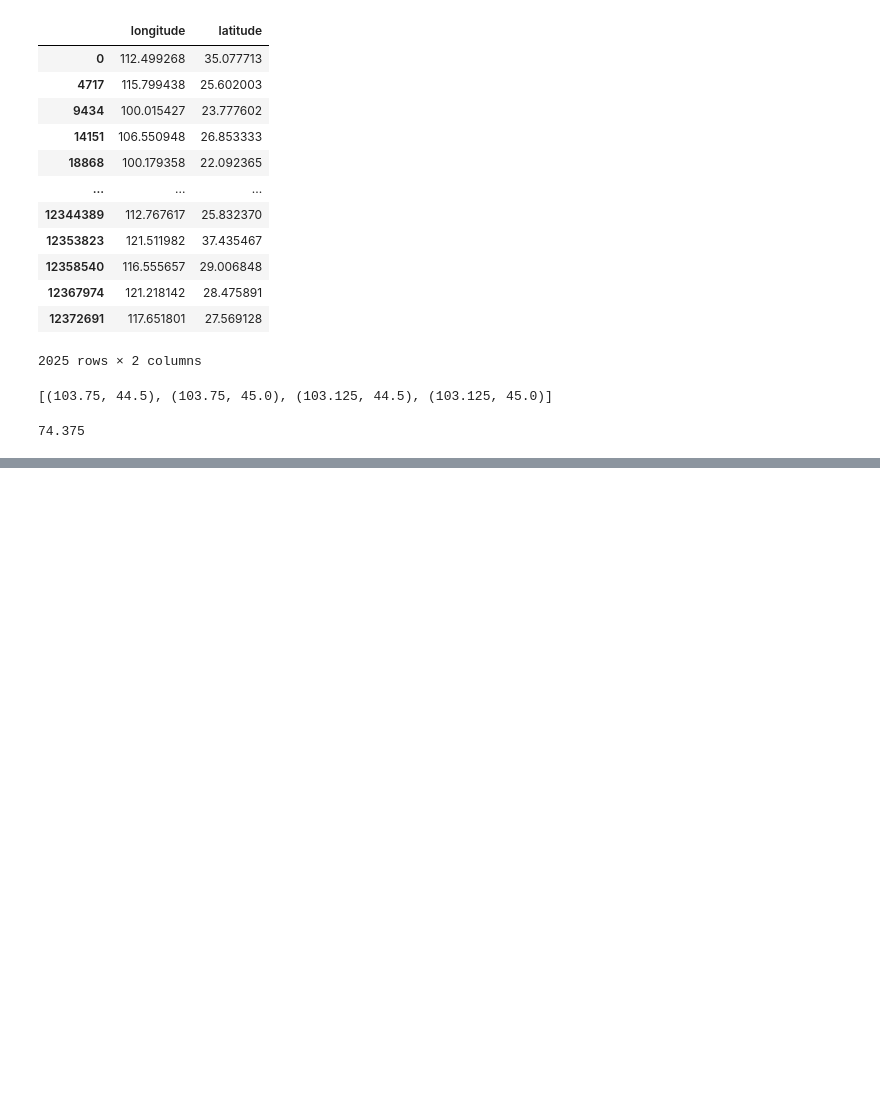
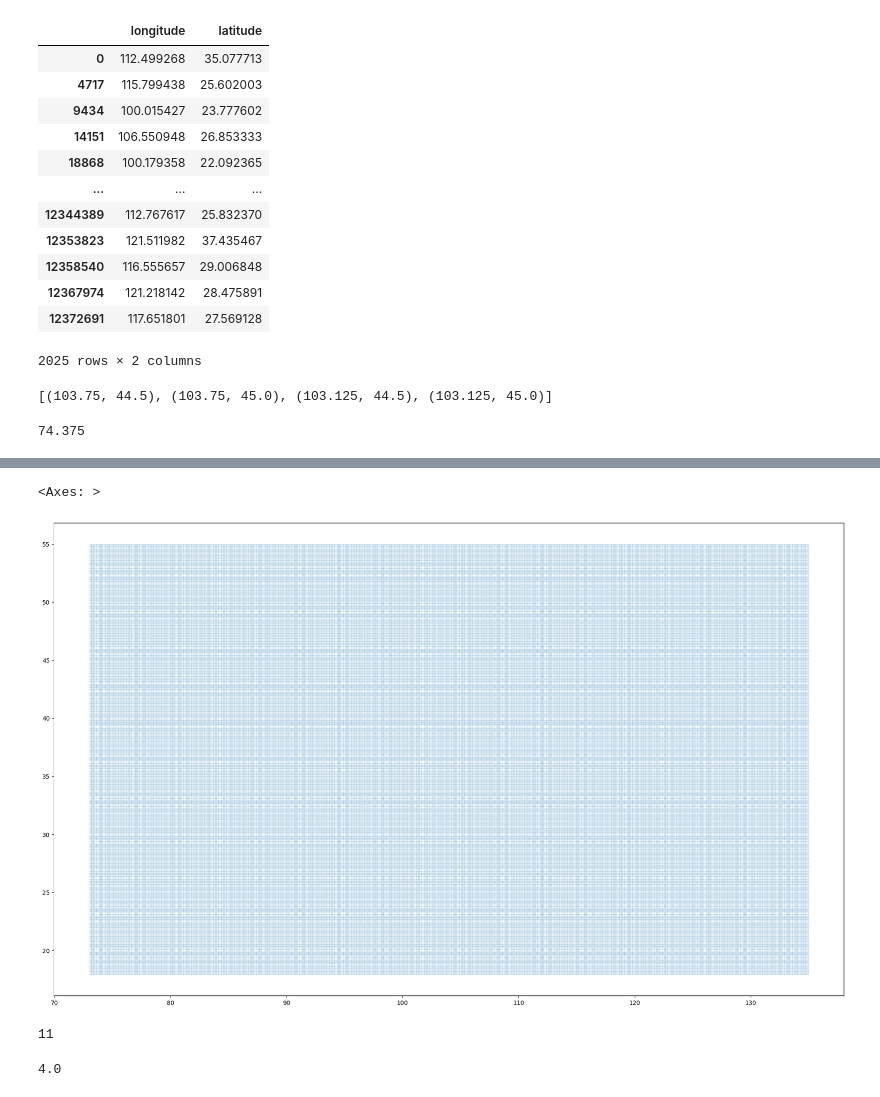
Before and after one commit to AnoraWu/CloudSeeding, a Jupyter notebook: code/炮台数据/test.ipynb, the cells around one changed output, grey strips where cells are left out. Drawn from its saved outputs; the diff is of its cells as text; code cells hidden in the pictures; blank space fills up the shorter version.

```diff
--- a/code/炮台数据/test.ipynb
+++ b/code/炮台数据/test.ipynb
@@ -457,0 +719,12 @@ print(get_four_points(103.44447,44.7))
+# %%
+import pandas as pd
+import geopandas as gpd
+
+grid  = pd.read_stata("/Users/anorawu/BFI Dropbox/Wanru Wu/Cloudseeding/data/GPM/2010/201001.dta")
+grid.drop_duplicates(subset=['lon','lat'],inplace=True)
+grid_gdf = gpd.GeoDataFrame(grid, geometry=gpd.points_from_xy(grid['lon'], grid['lat']))
+# %%
+grid_gdf.plot(markersize=0.05,figsize=(24,30))
+# %% [output]
+<Axes: >
+[figure, added]
@@ -457,0 +767,9 @@ print(get_four_points(103.44447,44.7))
+# %%
+from multiprocessing import Pool, cpu_count
+print(cpu_count())
+# %% [output]
+11
+# %%
+20/5
+# %% [output]
+4.0
```
Also changed, not shown: parts of 14 cells of this notebook, 20 other files.
